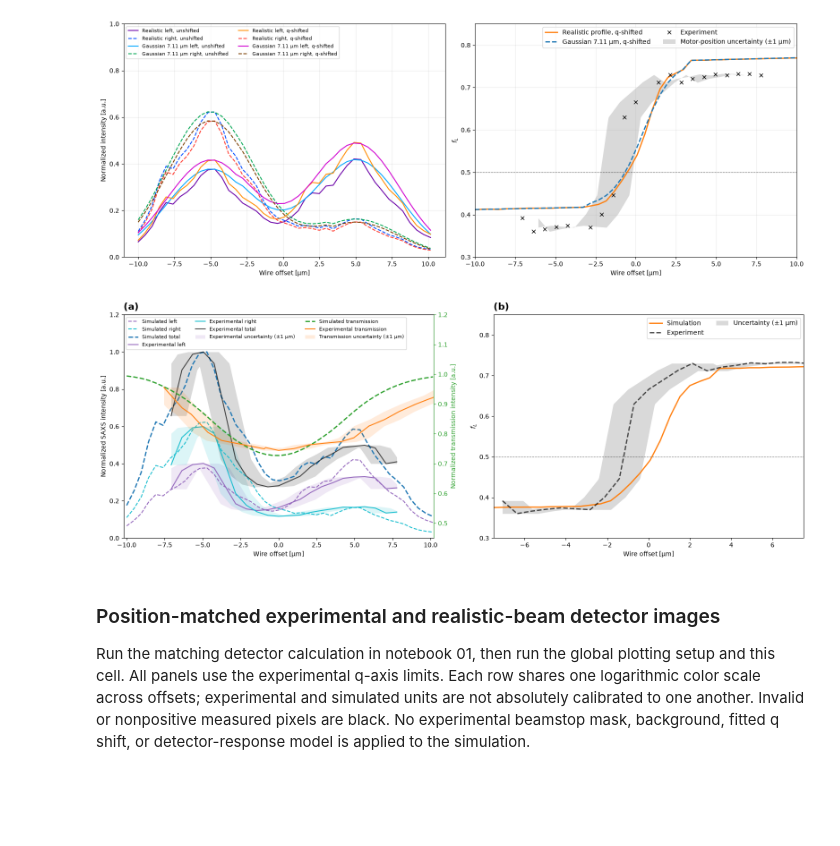
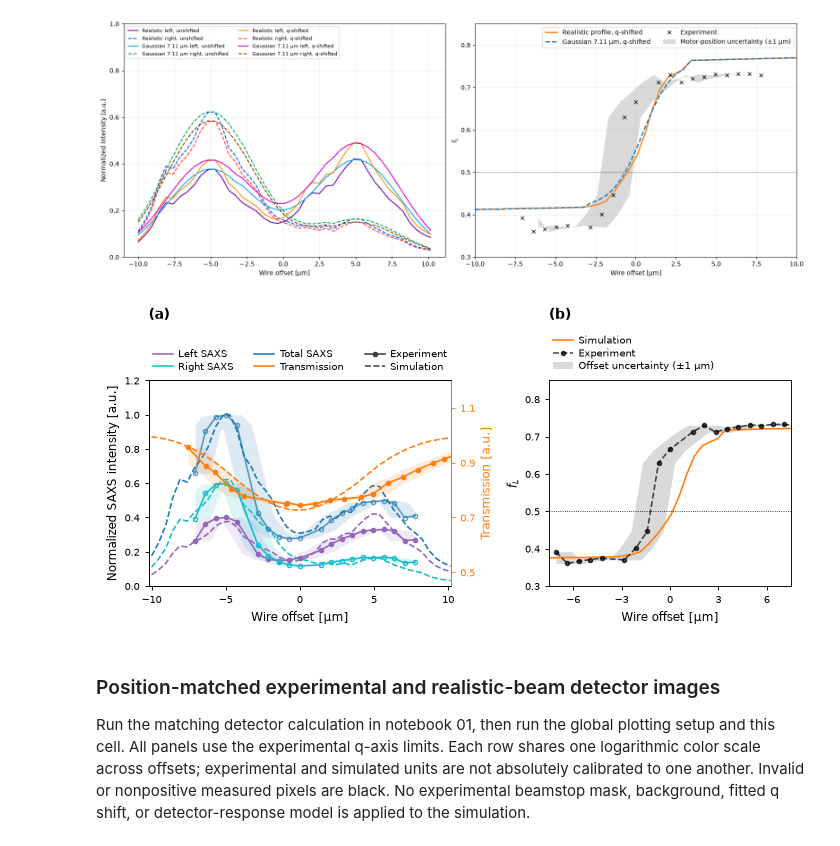
Before and after one commit to wenfe/PCI_Codebase, a Jupyter notebook: notebooks/saxs_asymmetry/02_plot_and_save_figures.ipynb, the cells around one changed output. Drawn from its saved outputs; the diff is of its cells as text; code cells hidden in the pictures; blank space fills up the shorter version.

Commit message:
NEW Gaussian wire offset + new schematic figure

```diff
--- a/notebooks/saxs_asymmetry/02_plot_and_save_figures.ipynb
+++ b/notebooks/saxs_asymmetry/02_plot_and_save_figures.ipynb
@@ -1472,7 +1472,13 @@ for offset_um in gaussian_offsets_um:
 gaussian_shifted_left = np.asarray(gaussian_shifted_left)
 gaussian_shifted_right = np.asarray(gaussian_shifted_right)
 
-fig, axes = plt.subplots(1, 2, figsize=(16, 6))
+from matplotlib.lines import Line2D
+from matplotlib.text import Text
+
+reference_line_width = 1.15
+fig, axes = plt.subplots(
+    1, 2, figsize=(7.15, 3.7), gridspec_kw={"width_ratios": (1.25, 1.0)}
+)
 
 transmission_order = np.argsort(transmission_position_um) # Sort transmission data by wire offset ascending
 transmission_x = transmission_position_um[transmission_order]
@@ -1496,9 +1502,9 @@ real_scale, gaussian_scale = real_saxs_total.max(), gaussian_total.max()
 realistic_shifted_scale = (realistic_shifted_left + realistic_shifted_right).max()
 gaussian_shifted_scale = (gaussian_shifted_left + gaussian_shifted_right).max()
 
-axes[0].plot(realistic_offsets_um, real_saxs_left / real_scale, "--", ms=4,
+axes[0].plot(realistic_offsets_um, real_saxs_left / real_scale, "--", lw=reference_line_width,
              color="tab:purple", label="Simulated left")
-axes[0].plot(realistic_offsets_um, real_saxs_right / real_scale, "--", ms=4,
+axes[0].plot(realistic_offsets_um, real_saxs_right / real_scale, "--", lw=reference_line_width,
              color="tab:cyan", label="Simulated right")
 # axes[0].plot(gaussian_offsets_um, gaussian_left / gaussian_scale, "-", ms=4,
 #              color="tab:blue", label="Gaussian 7.11 µm left, unshifted")
@@ -1512,7 +1518,7 @@ axes[0].plot(realistic_offsets_um, real_saxs_right / real_scale, "--", ms=4,
 #              "-", ms=4, mfc="none", color=rainbow_colors[6], label="Gaussian 7.11 µm left, q-shifted")
 # axes[0].plot(gaussian_offsets_um, gaussian_shifted_right / gaussian_shifted_scale,
 #              "--", ms=4, mfc="none", color=rainbow_colors[7], label="Gaussian 7.11 µm right, q-shifted")
-axes[0].plot(realistic_offsets_um, real_saxs_total / real_scale, "--", lw=2,
+axes[0].plot(realistic_offsets_um, real_saxs_total / real_scale, "--", lw=reference_line_width,
              color="tab:blue", label="Simulated total")
 # axes[0].plot(gaussian_offsets_um, gaussian_total / gaussian_scale, "-.", lw=2,
 #              color="tab:blue", label="Gaussian 7.11 µm SAXS left + right, unshifted")
@@ -1522,12 +1528,12 @@ right_exp = np.load(require(ERIK_DIR / "right_exp.npy")).astype(float)
 target_position_um = erik["motor_offsets_um"]
 experimental_saxs_scale = np.max(left_exp + right_exp)
 
-axes[0].plot(target_position_um, left_exp / experimental_saxs_scale, "-", ms=5,
+axes[0].plot(target_position_um, left_exp / experimental_saxs_scale, "o-", ms=3, lw=reference_line_width,
              color="tab:purple", label="Experimental left", zorder=5)
-axes[0].plot(target_position_um, right_exp / experimental_saxs_scale, "-", ms=5,
+axes[0].plot(target_position_um, right_exp / experimental_saxs_scale, "o-", ms=3, lw=reference_line_width,
              color="tab:cyan", mfc="none", label="Experimental right", zorder=5)
-axes[0].plot(target_position_um, (left_exp + right_exp) / experimental_saxs_scale, "-", ms=5,
-             color="k", alpha=0.7, mfc="none", label="Experimental total", zorder=5)
+axes[0].plot(target_position_um, (left_exp + right_exp) / experimental_saxs_scale, "o-", ms=3, lw=reference_line_width,
+             color="tab:blue", alpha=0.7, mfc="none", label="Experimental total", zorder=5)
 
 def offset_uncertainty_envelope(offsets, values, uncertainty_um):
     """Bound horizontal shifts using only the measured offset range."""
@@ -1557,7 +1563,7 @@ def offset_uncertainty_envelope(offsets, values, uncertainty_um):
 experimental_saxs_series = (
     (left_exp / experimental_saxs_scale, "tab:purple"),
     (right_exp / experimental_saxs_scale, "tab:cyan"),
-    ((left_exp + right_exp) / experimental_saxs_scale, "k"),
+    ((left_exp + right_exp) / experimental_saxs_scale, "tab:blue"),
 
 )
 for series_index, (experimental_y, color) in enumerate(experimental_saxs_series):
@@ -1575,9 +1581,9 @@ for series_index, (experimental_y, color) in enumerate(experimental_saxs_series)
     )
 # Realistic PCI column 5 stores total exit intensity / incident intensity.
 transmission_axis = axes[0].twinx()
-transmission_axis.plot(realistic_pci[:, 0], realistic_pci[:, 5], "--",color="tab:green", lw=2,
+transmission_axis.plot(realistic_pci[:, 0], realistic_pci[:, 5], "--", color="tab:orange", lw=reference_line_width,
              label="Simulated transmission")
-transmission_axis.plot(transmission_position_um, transmission, "-", ms=4, color="tab:orange",
+transmission_axis.plot(transmission_position_um, transmission, "o-", ms=3, color="tab:orange", lw=reference_line_width,
              label="Experimental transmission")
 transmission_band_x, transmission_lower, transmission_upper = offset_uncertainty_envelope(
     transmission_position_um, transmission, MOTOR_POSITION_UNCERTAINTY_UM
@@ -1587,10 +1593,11 @@ transmission_axis.fill_between(
     color="tab:orange", alpha=0.15, lw=0, zorder=1,
     label=rf"Transmission uncertainty ($\pm${MOTOR_POSITION_UNCERTAINTY_UM:g} µm)",
 )
-transmission_axis.set(ylabel="Normalized transmission intensity [a.u.]", ylim=(0.45, 1.2))
-transmission_axis.yaxis.label.set_color("tab:green")
-transmission_axis.tick_params(axis="y", which="both", colors="tab:green")
-transmission_axis.spines["right"].set_color("tab:green")
+transmission_axis.set(ylabel="Transmission [a.u.]", ylim=(0.45, 1.2))
+transmission_axis.set_yticks([0.5, 0.7, 0.9, 1.1])
+transmission_axis.yaxis.label.set_color("tab:orange")
+transmission_axis.tick_params(axis="y", which="both", colors="tab:orange")
+transmission_axis.spines["right"].set_color("tab:orange")
 transmission_axis.grid(False)
 axes[0].set(
     xlabel="Wire offset [µm]", ylabel="Normalized SAXS intensity [a.u.]",
@@ -1601,54 +1608,81 @@ axes[0].set(
 )
 saxs_handles, saxs_labels = axes[0].get_legend_handles_labels()
 transmission_handles, transmission_labels = transmission_axis.get_legend_handles_labels()
+legend_lookup = dict(zip(saxs_labels + transmission_labels, saxs_handles + transmission_handles))
+legend_handles = [
+    Line2D([], [], color=legend_lookup[key].get_color(), lw=reference_line_width, label=label)
+    for key, label in (
+        ("Simulated left", "Left SAXS"),
+        ("Simulated right", "Right SAXS"),
+        ("Simulated total", "Total SAXS"),
+        ("Simulated transmission", "Transmission"),
+    )
+]
+legend_handles.extend([
+    Line2D([], [], color="0.25", lw=reference_line_width, marker="o", ms=3, label="Experiment"),
+    Line2D([], [], color="0.25", lw=reference_line_width, ls="--", label="Simulation"),
+])
 axes[0].legend(
-    saxs_handles + transmission_handles, saxs_labels + transmission_labels,
-    ncol=3, loc="upper left", fontsize=8,
+    handles=legend_handles, ncol=3, loc="lower left", bbox_to_anchor=(0, 1.02, 1, 0),
+    mode="expand", fontsize=7.2, frameon=False, borderaxespad=0,
+    handlelength=2, handletextpad=0.55, columnspacing=0.8, labelspacing=0.25,
 )
 axes[0].set_ylim(0, 1.2)
+axes[0].set_xticks([-10, -5, 0, 5, 10])
 axes[0].ticklabel_format(axis="y", style="plain", useOffset=False)
 
-axes[1].plot(realistic_offsets_um, real_saxs_left / real_saxs_total, "-", lw=2,
+axes[1].plot(realistic_offsets_um, real_saxs_left / real_saxs_total, "-", lw=reference_line_width,
              color="tab:orange", label="Simulation")
 # axes[1].plot(gaussian_offsets_um, gaussian_left / gaussian_total, "--", lw=2,
 #              color="tab:blue", label="Gaussian 7.11 µm, unshifted q")
 # axes[1].plot(erik["offsets_um"], erik["left_fraction"], "-", lw=2,
 #              color="tab:green", label="Erik collimated simulation")
 # axes[1].plot(lingen[:, 0] / 1e3, lingen[:, 1] / (lingen[:, 1] + lingen[:, 2]),
 #              "d-", ms=4, color="tab:purple", label="Lingen reference (6 µm)")
 axes[1].plot(
-    erik["motor_offsets_um"], erik["motor_left_fraction"], "--", lw=2, color="k", alpha=0.7,
+    erik["motor_offsets_um"], erik["motor_left_fraction"], "o--", ms=3, lw=reference_line_width, color="k", alpha=0.7,
     label="Experiment", zorder=5,
 )  # zorder is used to control the layering of plot elements, with higher values appearing on top
 motor_band_x, motor_lower, motor_upper = offset_uncertainty_envelope(
     erik["motor_offsets_um"], erik["motor_left_fraction"], MOTOR_POSITION_UNCERTAINTY_UM
 )
 axes[1].fill_between(           # fill_between(x, y1, y2) to show motor position uncertainty, y1=lower bound, y2=upper bound
     motor_band_x,
     motor_lower,
     motor_upper,
     color="k", alpha=0.15, lw=0, zorder=0,
-    label=rf"Uncertainty ($\pm${MOTOR_POSITION_UNCERTAINTY_UM:g} µm)",
+    label=rf"Offset uncertainty ($\pm${MOTOR_POSITION_UNCERTAINTY_UM:g} µm)",
 )
-axes[1].axhline(0.5, color="k", lw=0.8, ls=":")
+axes[1].axhline(0.5, color="k", lw=0.6, ls=":")
 axes[1].set(
     xlabel="Wire offset [µm]", ylabel=r"$f_L$", xlim=(-7.5, 7.5), ylim=(0.3, 0.85)
     # title=("SAXS left ratio versus motor experiment "
     #        rf"($|q_x-{Q_MASK_SHIFT_NM_INV:g}| \geq {Q_MIN:g}$ nm$^{{-1}}$)"),
 )
-axes[1].legend(ncol=2)
+axes[1].set_xticks([-6, -3, 0, 3, 6])
+axes[1].legend(
+    ncol=1, loc="lower left", bbox_to_anchor=(0, 1.02), fontsize=7.2,
+    frameon=False, borderaxespad=0, handlelength=2, handletextpad=0.55, labelspacing=0.25,
+)
 
-
+for axis in (*axes, transmission_axis):
+    axis.xaxis.label.set_size(8.5)
+    axis.yaxis.label.set_size(8.5)
+    axis.tick_params(axis="both", which="major", labelsize=7.5, length=3, width=0.65)
+    for spine in axis.spines.values():
+        spine.set_linewidth(0.65)
 
 for axis, panel_label in zip(axes, ("(a)", "(b)")):
-    # axis.grid(alpha=0.25)
-    axis.set_title(panel_label, loc="left", fontsize=15, fontweight="bold", pad=8)
+    axis.set_title(panel_label, loc="left", fontsize=10, fontweight="bold", y=1.30, pad=0)
+
+for text in fig.findobj(match=Text):
+    text.set_fontfamily("DejaVu Sans")
 
 fig.tight_layout()
-save_figure(fig, REALISTIC_FIGURE_DIR / "04_realistic_saxs_left_right.png")
+save_figure(fig, REALISTIC_FIGURE_DIR / "04_realistic_saxs_left_right.pdf")
 plt.show()
 # %% [output]
-[figure, old version]
+[figure, new version]
 # %% [markdown]
 ### Position-matched experimental and realistic-beam detector images
 
```
Also changed, not shown: parts of 1 cell of this notebook, 3 other files.
